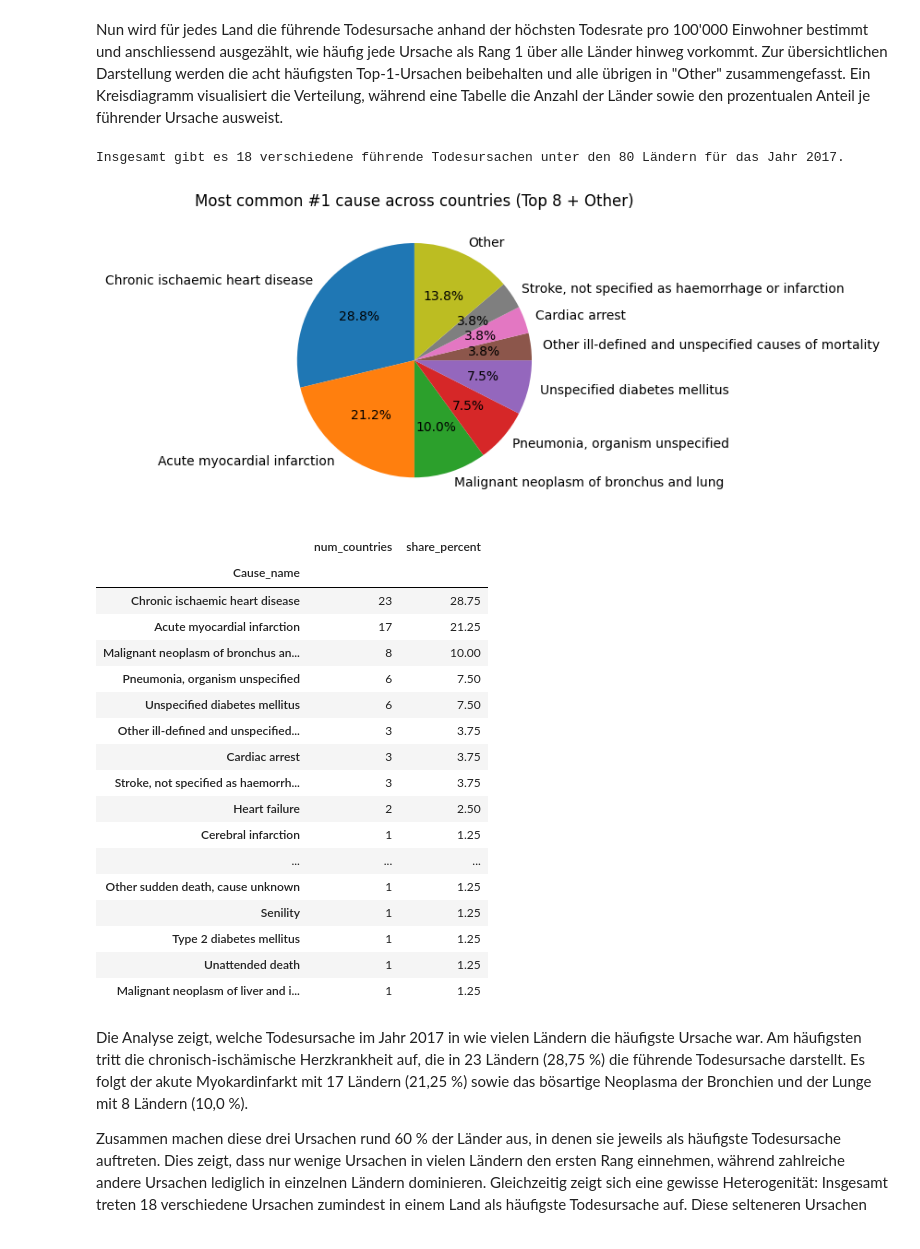
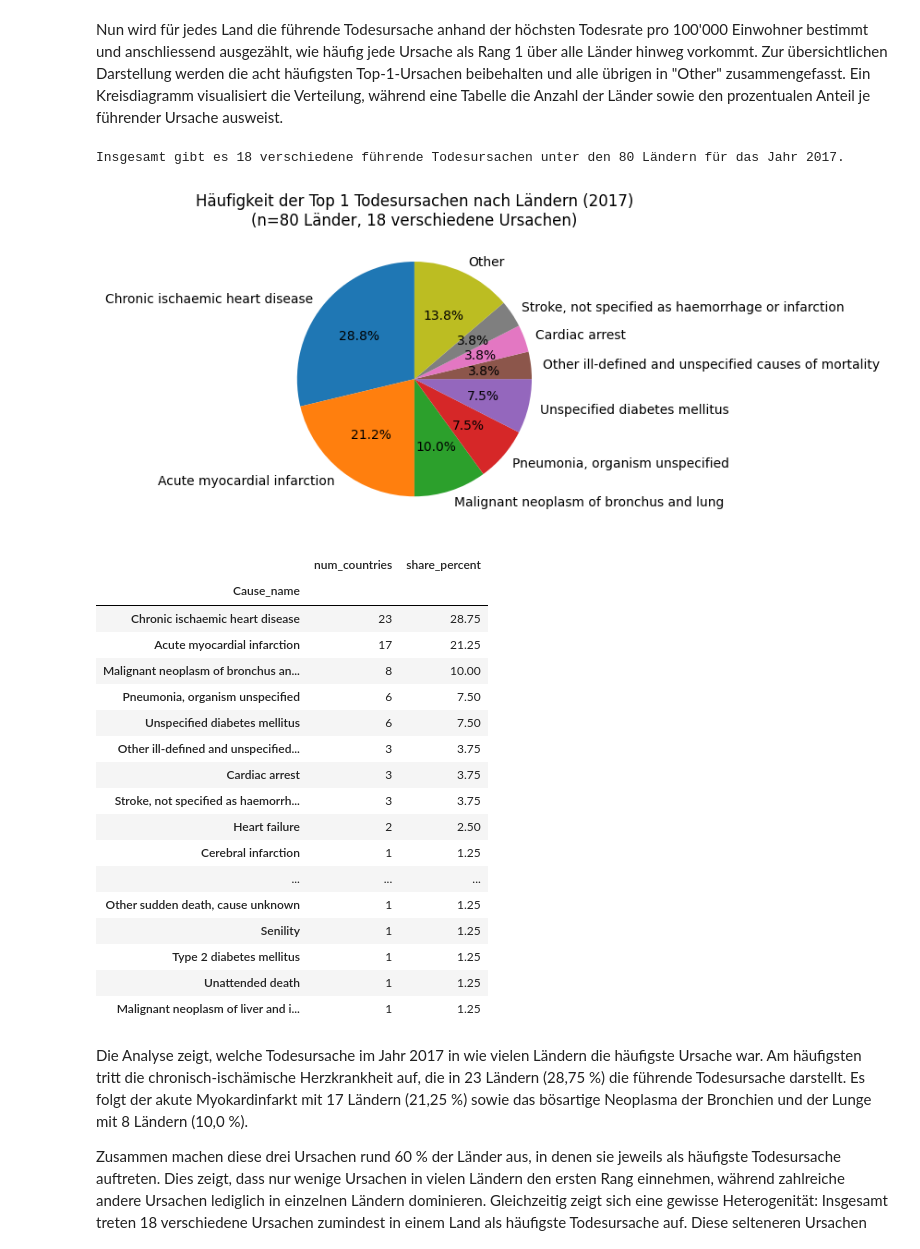
Before and after one commit to ihringerlinus/WHO_Mortality_Database, a Jupyter notebook: 05_Todesursachen_Analyse.ipynb, the cells around one changed output. Saved outputs shown, nothing was run; the diff lists cells and outputs as text; code cells hidden in the pictures.

```diff
--- a/05_Todesursachen_Analyse.ipynb
+++ b/05_Todesursachen_Analyse.ipynb
@@ -603,44 +596,37 @@ Nun wird für jedes Land die führende Todesursache anhand der höchsten Todesra
 # %%
 #Top 1 Ursache
 top1 = (analysis_df.sort_values(["Country_wb", "deaths_per_100k"], ascending=[True, False]).groupby("Country_wb").head(1))
 #Zählt, wie oft jede Ursache als Top 1 Ursache vorkommt
 top1_counts = (top1.groupby("Cause_name").size().sort_values(ascending=False))
 #Behält nur die Top 8 und fasst den Rest unter "Other" zusammen
 topN = top1_counts.head(8)
 other = top1_counts.iloc[8:].sum()
 pie_series = topN.copy()
 if other > 0:
     pie_series.loc["Other"] = other
 pie_series.to_frame("num_countries")
 n_countries = top1["Country_wb"].nunique()
 n_unique_top1 = top1["Cause_name"].nunique()
 
 # Number of unique leading causes
 n_unique_causes = top1_counts.shape[0]
 print(f"Insgesamt gibt es {n_unique_causes} verschiedene führende Todesursachen unter den {n_countries} Ländern für das Jahr 2017.")
 
 
 plt.figure(figsize=(8, 8))
 plt.pie(pie_series.values, labels=pie_series.index, autopct=lambda p: f"{p:.1f}%", startangle=90)
-plt.title(f"Most common #1 cause across countries (Top 8 + Other)")
+plt.title(f"Häufigkeit der Top 1 Todesursachen nach Ländern (2017)\n(n={n_countries} Länder, {n_unique_top1} verschiedene Ursachen)")
 plt.tight_layout()
 plt.show()
 
 
-
-
-summary_table = (
-    top1_counts
-    .rename("num_countries")
-    .to_frame()
-)
-
+#Erstellt die Zusammenfassungstabelle für die Top 1 Ursachen
+summary_table = (top1_counts.rename("num_countries").to_frame())
 summary_table["share_percent"] = summary_table["num_countries"] / n_countries * 100
-
 summary_table
 # %% [output]
 Insgesamt gibt es 18 verschiedene führende Todesursachen unter den 80 Ländern für das Jahr 2017.
-[figure, old version]
+[figure, new version]
 |  | num_countries | share_percent |
 | Cause_name |  |  |
 | Chronic ischaemic heart disease | 23 | 28.75 |
```
Also changed, not shown: parts of 35 cells of this notebook, 1 other file.
